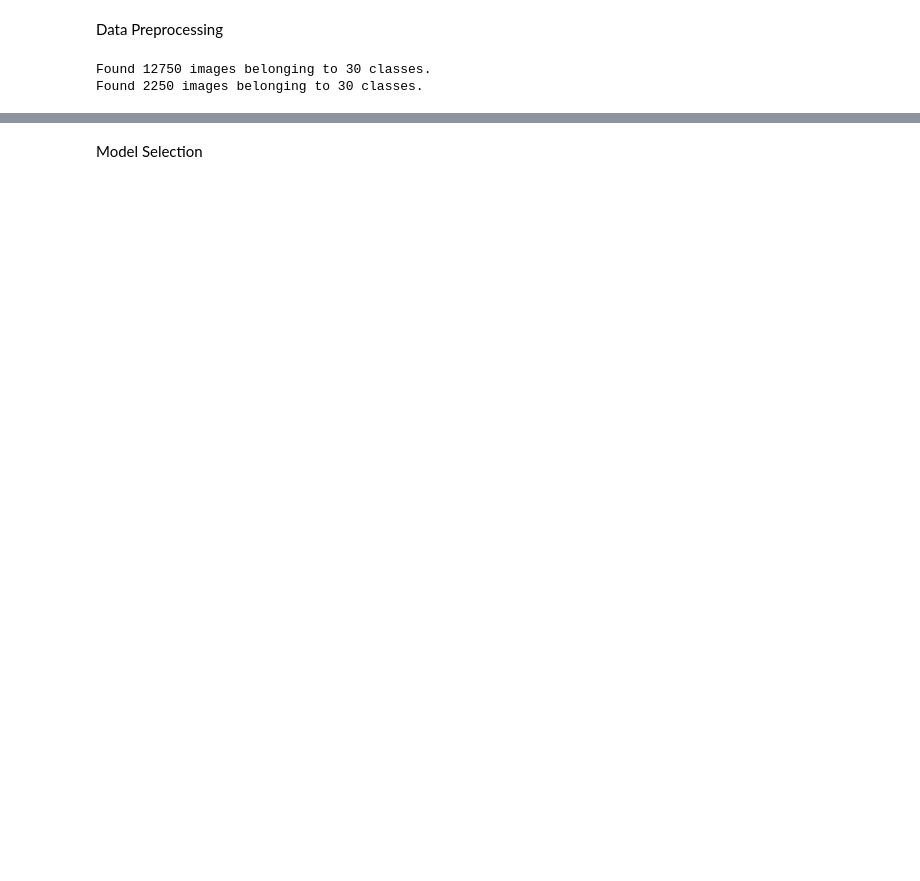
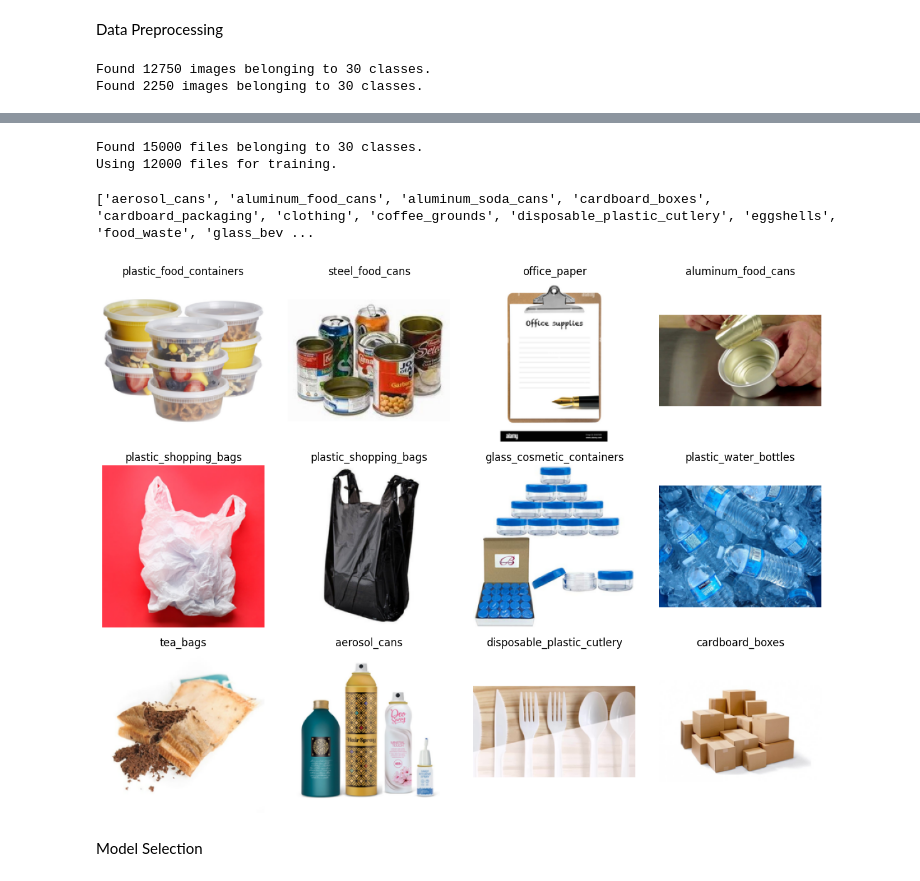
Before and after one commit to akashpganesh/Waste_Classification, a Jupyter notebook: train2.ipynb, the cells around one changed output, grey strips where cells are left out. Drawn from its saved outputs; the diff is of its cells as text; code cells hidden in the pictures; blank space fills up the shorter version.

```diff
--- a/train2.ipynb
+++ b/train2.ipynb
@@ -43,3 +64,34 @@ Found 2250 images belonging to 30 classes.
+# %%
+train_ds = tf.keras.utils.image_dataset_from_directory(
+  'images/images/',
+  validation_split=0.2,
+  subset="training",
+  seed=123,
+  image_size=(224, 224),
+  batch_size=32)
+# %% [output]
+Found 15000 files belonging to 30 classes.
+Using 12000 files for training.
+# %%
+class_names = train_ds.class_names
+print(class_names)
+# %% [output]
+['aerosol_cans', 'aluminum_food_cans', 'aluminum_soda_cans', 'cardboard_boxes', 'cardboard_packaging', 'clothing', 'coffee_grounds', 'disposable_plastic_cutlery', 'eggshells', 'food_waste', 'glass_bev ...
+# %%
+import matplotlib.pyplot as plt
+
+plt.figure(figsize=(12, 12))
+for images, labels in train_ds.take(1):
+    for i in range(12):
+        ax = plt.subplot(4, 4, i + 1)
+        plt.imshow(images[i].numpy().astype("uint8"))
+        plt.title(class_names[labels[i]])
+        plt.axis("off")
+        ax.grid(color='white', linestyle='-', linewidth=1.5)  # Add grid to each subplot
+plt.tight_layout()  # Corrected function
+plt.show()
+# %% [output]
+[figure, added]
 # %% [markdown]
 Model Selection
 # %%
```
Also changed, not shown: parts of 2 cells of this notebook, 2 other files.
